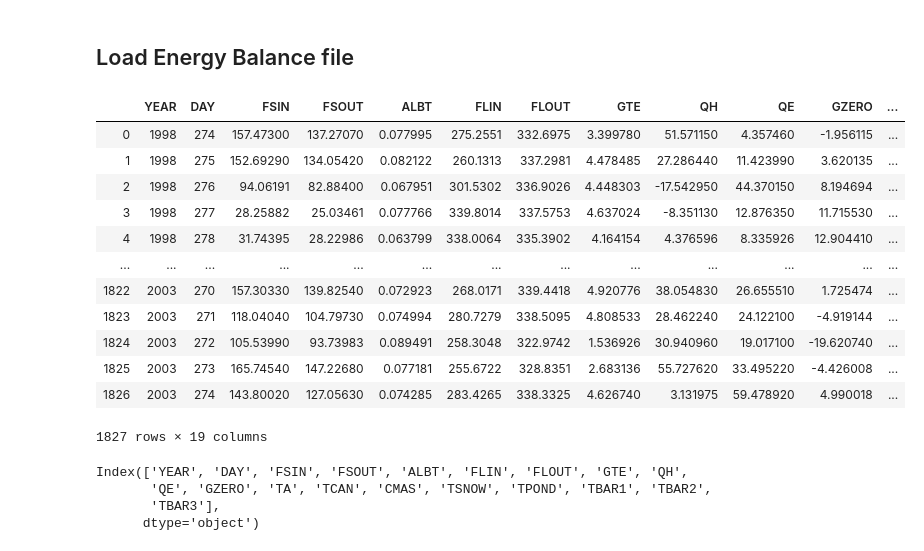
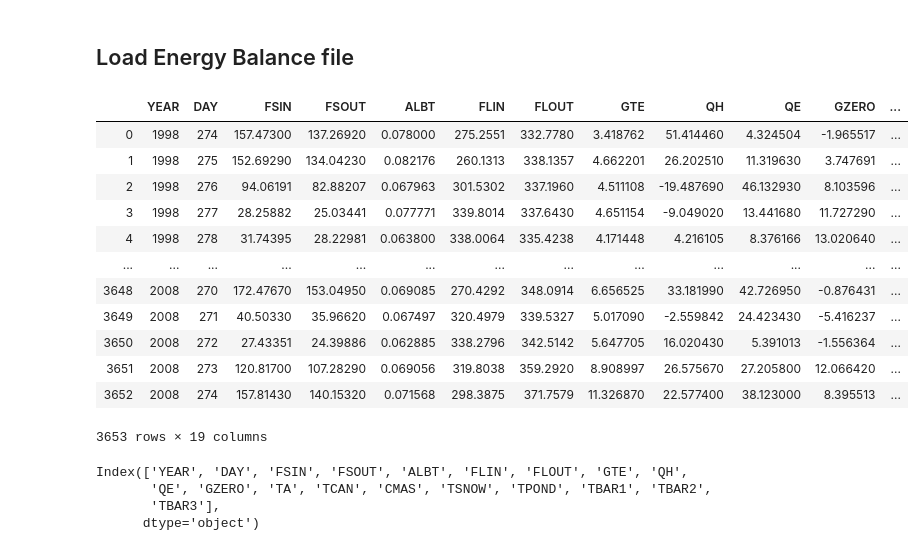
Before and after one commit to MESH-Model/MESH_Whitegull, a Jupyter notebook: Code/MESHPostProcess.ipynb, the cells around one changed output. Cells and saved outputs as stored; diff of their text form; code cells hidden in the pictures.

```diff
--- a/Code/MESHPostProcess.ipynb
+++ b/Code/MESHPostProcess.ipynb
@@ -385,25 +445,23 @@ soilT
 # %% [markdown]
 ## Load Energy Balance file
 # %%
-trial = 'Test'
-fRead = "../Model/Config_PointScale/"+fname+"/Basin_average_energy_balance.csv"
-EB = pd.read_csv(fRead, skipinitialspace=True)
+EB = pd.read_csv("Basin_average_energy_balance.csv", skipinitialspace=True)
 EB = EB.drop(columns="Unnamed: 19")
 EB
 # %% [output]
 |  | YEAR | DAY | FSIN | FSOUT | ALBT | FLIN | FLOUT | GTE | QH | QE | GZERO | ... |
-| 0 | 1998 | 274 | 157.47300 | 137.27070 | 0.077995 | 275.2551 | 332.6975 | 3.399780 | 51.571150 | 4.357460 | -1.956115 | ... |
-| 1 | 1998 | 275 | 152.69290 | 134.05420 | 0.082122 | 260.1313 | 337.2981 | 4.478485 | 27.286440 | 11.423990 | 3.620135 | ... |
-| 2 | 1998 | 276 | 94.06191 | 82.88400 | 0.067951 | 301.5302 | 336.9026 | 4.448303 | -17.542950 | 44.370150 | 8.194694 | ... |
-| 3 | 1998 | 277 | 28.25882 | 25.03461 | 0.077766 | 339.8014 | 337.5753 | 4.637024 | -8.351130 | 12.876350 | 11.715530 | ... |
-| 4 | 1998 | 278 | 31.74395 | 28.22986 | 0.063799 | 338.0064 | 335.3902 | 4.164154 | 4.376596 | 8.335926 | 12.904410 | ... |
+| 0 | 1998 | 274 | 157.47300 | 137.26920 | 0.078000 | 275.2551 | 332.7780 | 3.418762 | 51.414460 | 4.324504 | -1.965517 | ... |
+| 1 | 1998 | 275 | 152.69290 | 134.04230 | 0.082176 | 260.1313 | 338.1357 | 4.662201 | 26.202510 | 11.319630 | 3.747691 | ... |
+| 2 | 1998 | 276 | 94.06191 | 82.88207 | 0.067963 | 301.5302 | 337.1960 | 4.511108 | -19.487690 | 46.132930 | 8.103596 | ... |
+| 3 | 1998 | 277 | 28.25882 | 25.03441 | 0.077771 | 339.8014 | 337.6430 | 4.651154 | -9.049020 | 13.441680 | 11.727290 | ... |
+| 4 | 1998 | 278 | 31.74395 | 28.22981 | 0.063800 | 338.0064 | 335.4238 | 4.171448 | 4.216105 | 8.376166 | 13.020640 | ... |
 | ... | ... | ... | ... | ... | ... | ... | ... | ... | ... | ... | ... | ... |
-| 1822 | 2003 | 270 | 157.30330 | 139.82540 | 0.072923 | 268.0171 | 339.4418 | 4.920776 | 38.054830 | 26.655510 | 1.725474 | ... |
-| 1823 | 2003 | 271 | 118.04040 | 104.79730 | 0.074994 | 280.7279 | 338.5095 | 4.808533 | 28.462240 | 24.122100 | -4.919144 | ... |
-| 1824 | 2003 | 272 | 105.53990 | 93.73983 | 0.089491 | 258.3048 | 322.9742 | 1.536926 | 30.940960 | 19.017100 | -19.620740 | ... |
-| 1825 | 2003 | 273 | 165.74540 | 147.22680 | 0.077181 | 255.6722 | 328.8351 | 2.683136 | 55.727620 | 33.495220 | -4.426008 | ... |
-| 1826 | 2003 | 274 | 143.80020 | 127.05630 | 0.074285 | 283.4265 | 338.3325 | 4.626740 | 3.131975 | 59.478920 | 4.990018 | ... |
+| 3648 | 2008 | 270 | 172.47670 | 153.04950 | 0.069085 | 270.4292 | 348.0914 | 6.656525 | 33.181990 | 42.726950 | -0.876431 | ... |
+| 3649 | 2008 | 271 | 40.50330 | 35.96620 | 0.067497 | 320.4979 | 339.5327 | 5.017090 | -2.559842 | 24.423430 | -5.416237 | ... |
+| 3650 | 2008 | 272 | 27.43351 | 24.39886 | 0.062885 | 338.2796 | 342.5142 | 5.647705 | 16.020430 | 5.391013 | -1.556364 | ... |
+| 3651 | 2008 | 273 | 120.81700 | 107.28290 | 0.069056 | 319.8038 | 359.2920 | 8.908997 | 26.575670 | 27.205800 | 12.066420 | ... |
+| 3652 | 2008 | 274 | 157.81430 | 140.15320 | 0.071568 | 298.3875 | 371.7579 | 11.326870 | 22.577400 | 38.123000 | 8.395513 | ... |
-1827 rows × 19 columns
+3653 rows × 19 columns
 # %%
 EB.columns
 # %% [output]
```
Also changed, not shown: parts of 29 cells of this notebook, 2 other files.
